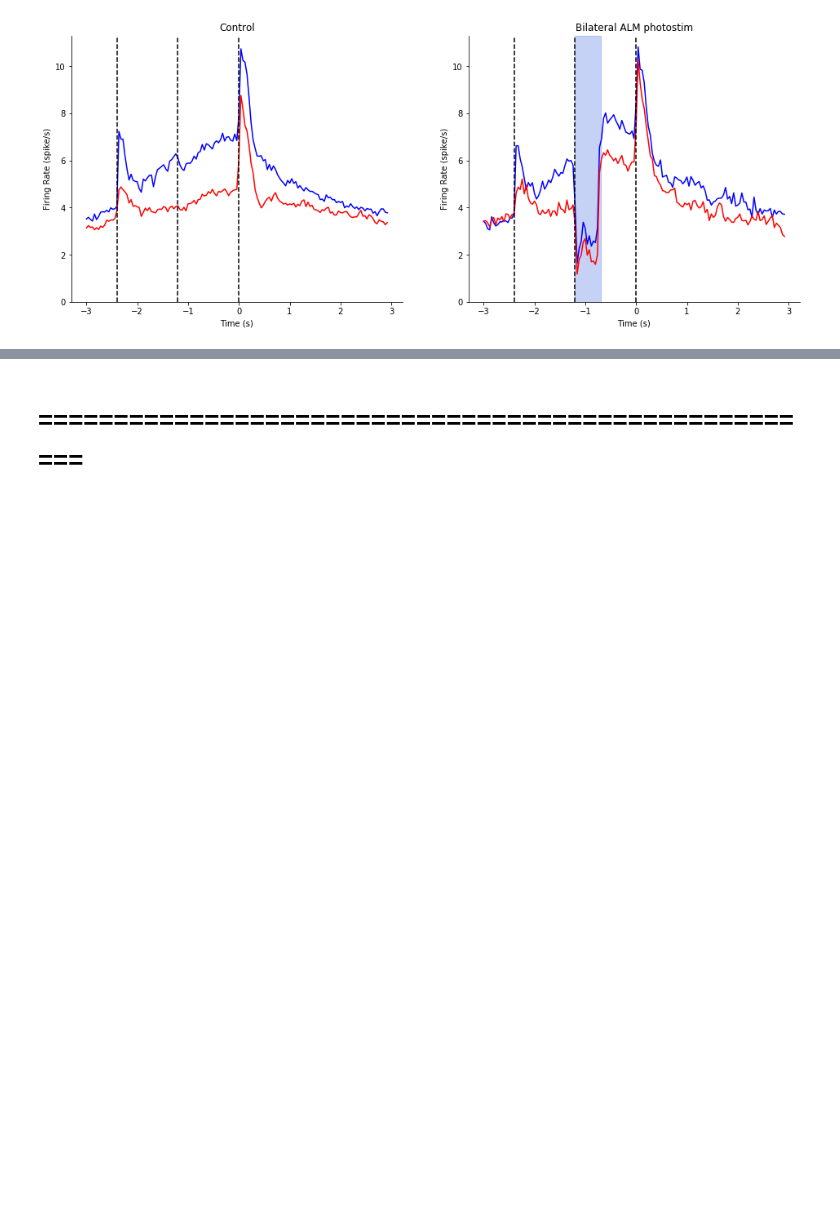
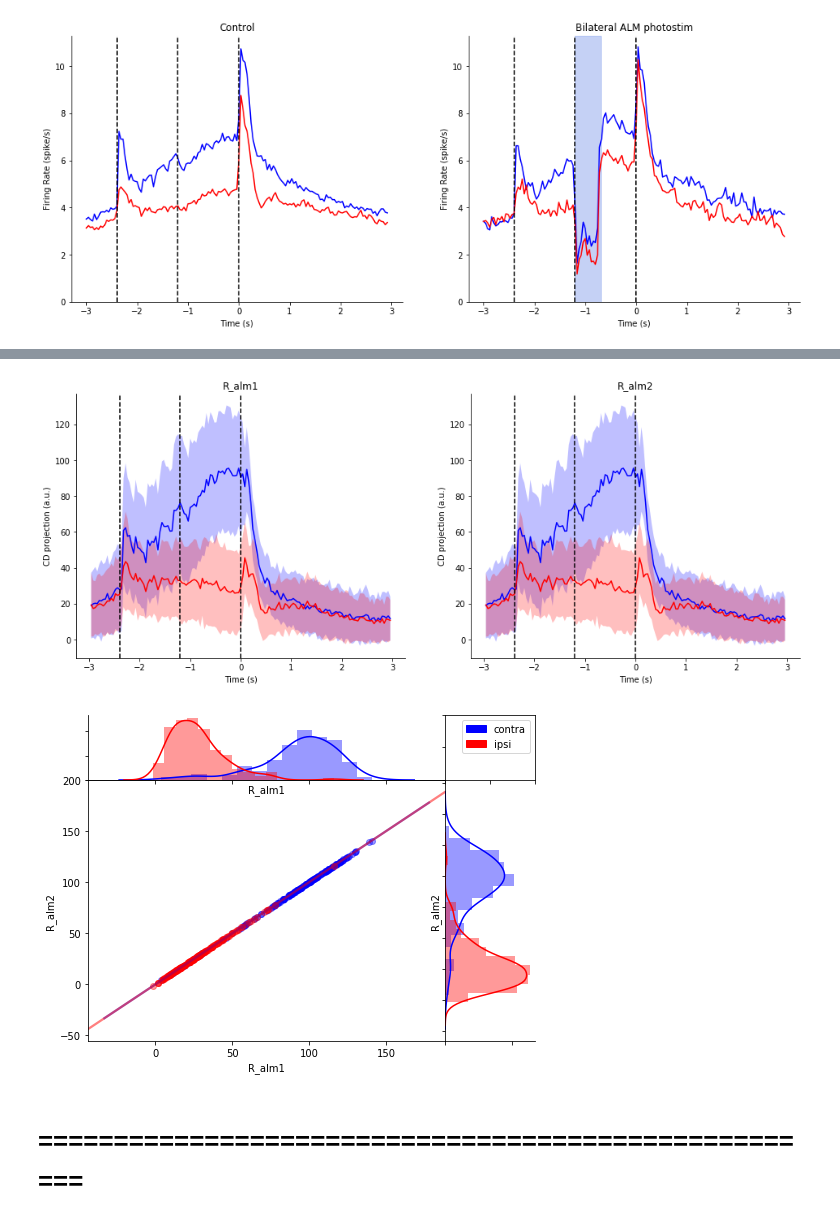
Before and after one commit to mesoscale-activity-map/map-ephys, a Jupyter notebook: notebook/plot_unit_metrics.ipynb, the cells around one changed output, grey strips where cells are left out. Saved outputs shown, nothing was run; the diff lists cells and outputs as text; code cells hidden in the pictures; blank space fills up the shorter version.

```diff
--- a/notebook/plot_unit_metrics.ipynb
+++ b/notebook/plot_unit_metrics.ipynb
@@ -62,3 +74,10 @@ unit_characteristic_plot.plot_psth_bilateral_photostim_effect(insertion_key)
+# %%
+units_1 = psth.UnitSelectivity & insertion_key & ephys.TrialSpikes & 'unit_selectivity != "non-selective"'
+units_2 = psth.UnitSelectivity & insertion_key & ephys.TrialSpikes & 'unit_selectivity != "non-selective"'
+unit_characteristic_plot.plot_paired_coding_direction(units_1, units_2, labels=('R_alm1', 'R_alm2'), time_period=(-0.4, 0))
+# %% [output]
+[figure, added]
+[figure, added]
 # %% [markdown]
 # =====================================================
 # %%
```
Also changed, not shown: parts of 4 cells of this notebook, 2 other files.
